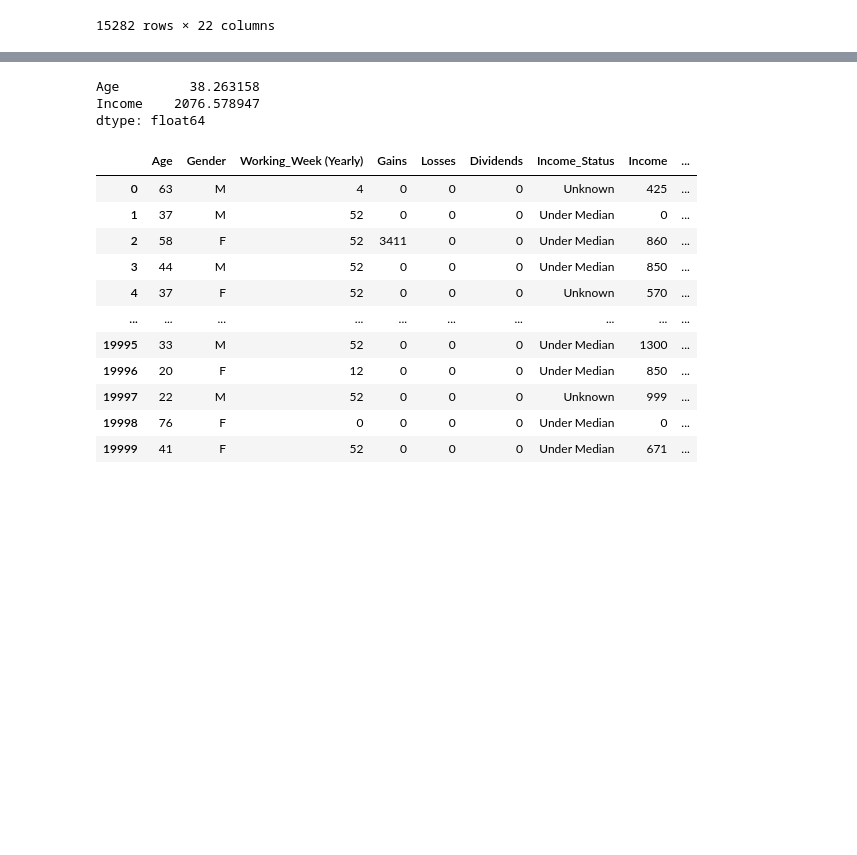
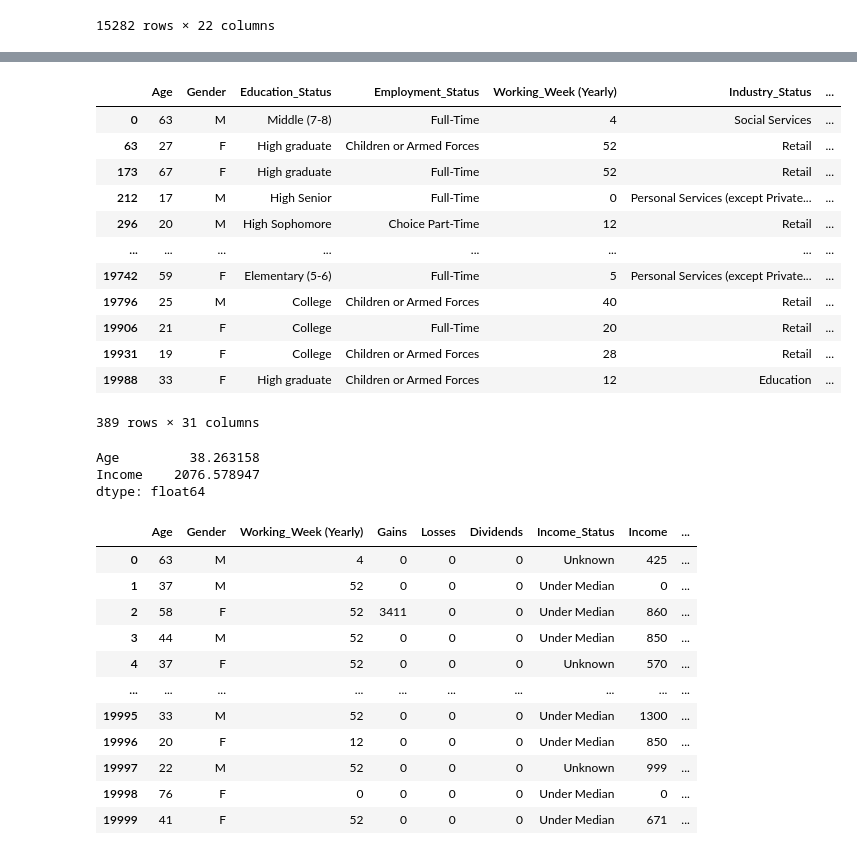
Before and after one commit to jjh0987/MyProject, a Jupyter notebook: pythonProject/dacon/income prediction/Untitled1.ipynb, the cells around one changed output, grey strips where cells are left out. Drawn from its saved outputs; the diff is of its cells as text; code cells hidden in the pictures; blank space fills up the shorter version.

```diff
--- a/pythonProject/dacon/income prediction/Untitled1.ipynb
+++ b/pythonProject/dacon/income prediction/Untitled1.ipynb
@@ -53,3 +62,19 @@ Name: Employment_Status, dtype: int64
+# %%
+train[train['Income'] == 425]
+# %% [output]
+|  | Age | Gender | Education_Status | Employment_Status | Working_Week (Yearly) | Industry_Status | ... |
+| 0 | 63 | M | Middle (7-8) | Full-Time | 4 | Social Services | ... |
+| 63 | 27 | F | High graduate | Children or Armed Forces | 52 | Retail | ... |
+| 173 | 67 | F | High graduate | Full-Time | 52 | Retail | ... |
+| 212 | 17 | M | High Senior | Full-Time | 0 | Personal Services (except Private... | ... |
+| 296 | 20 | M | High Sophomore | Choice Part-Time | 12 | Retail | ... |
+| ... | ... | ... | ... | ... | ... | ... | ... |
+| 19742 | 59 | F | Elementary (5-6) | Full-Time | 5 | Personal Services (except Private... | ... |
+| 19796 | 25 | M | College | Children or Armed Forces | 40 | Retail | ... |
+| 19906 | 21 | F | College | Full-Time | 20 | Retail | ... |
+| 19931 | 19 | F | College | Children or Armed Forces | 28 | Retail | ... |
+| 19988 | 33 | F | High graduate | Children or Armed Forces | 12 | Education | ... |
+389 rows × 31 columns
 # %%
 s = 2000
 e = s + 100
```
Also changed, not shown: parts of 18 cells of this notebook, 9 other files.
